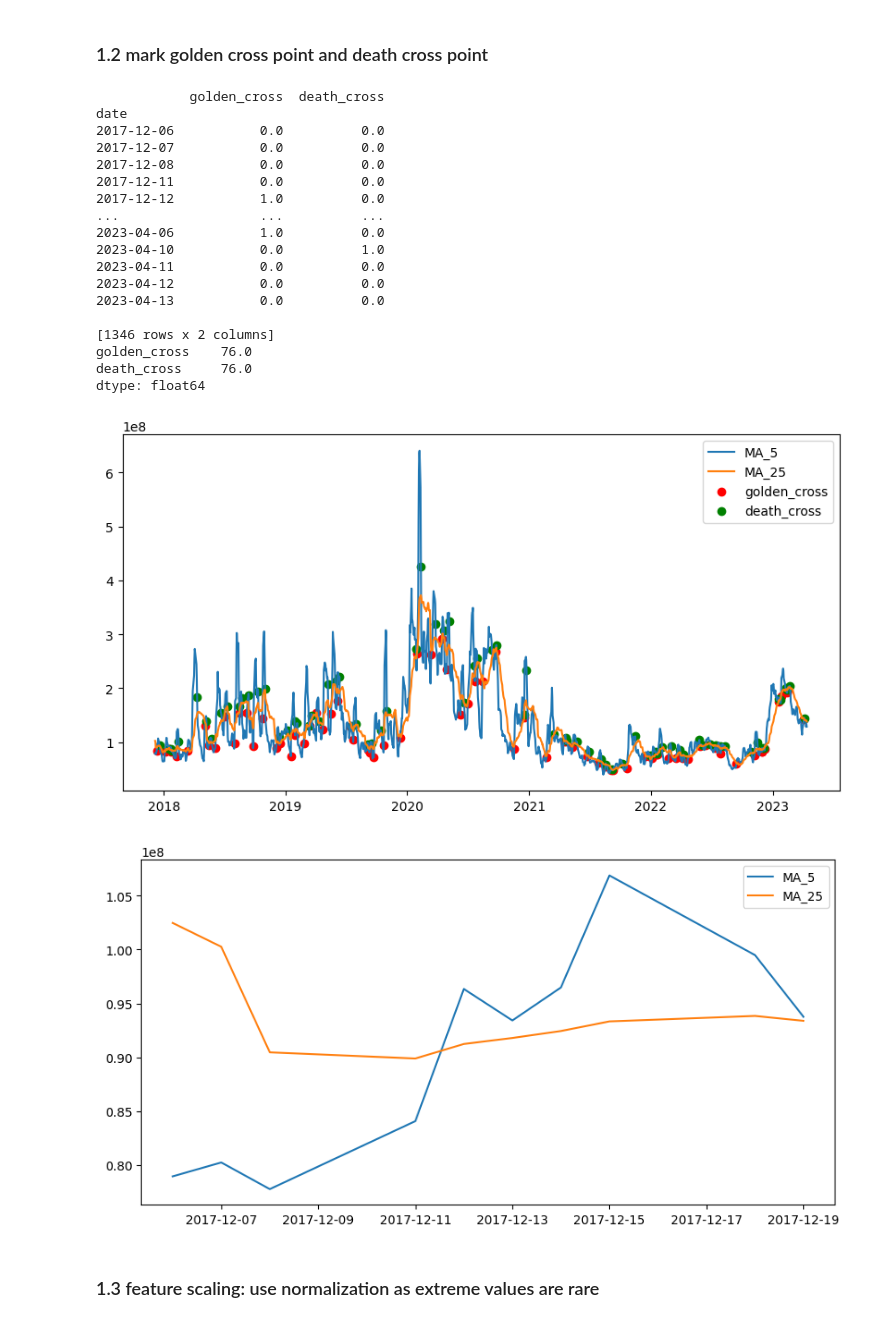
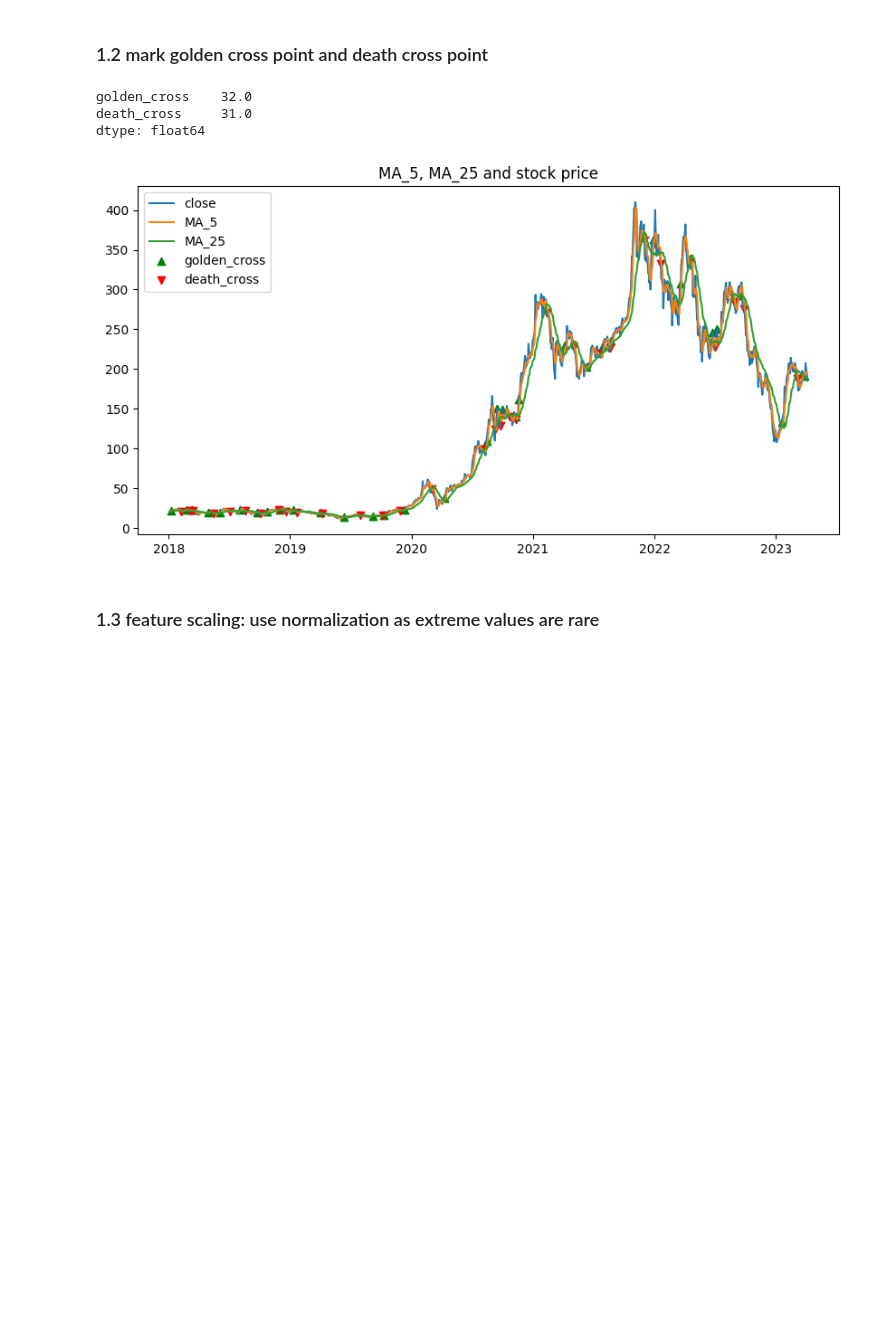
Before and after one commit to Gavin-OP/stat4012-group-project, a Jupyter notebook: code/STAT4012_group_project_code.ipynb, the cells around one changed output. Saved outputs shown, nothing was run; the diff lists cells and outputs as text; code cells hidden in the pictures; blank space fills up the shorter version.

Commit message:
update of MA5 MA25 golden cross and death cross

```diff
--- a/code/STAT4012_group_project_code.ipynb
+++ b/code/STAT4012_group_project_code.ipynb
@@ -38,56 +38,46 @@ plt.show()
 # %% [markdown]
 ### 1.2 mark golden cross point and death cross point
 # %%
+# calculate MA_5 and MA_25
+data['MA_5'] = data['close'].rolling(5).mean()
+data['MA_25'] = data['close'].rolling(25).mean()
 data['diff'] = np.sign(data["MA_5"] - data["MA_25"])
 data['signal'] = np.sign(data['diff'] - data['diff'].shift(1))
 data['golden_cross'] = data['signal'].map({1: 1, 0: 0, -1: 0})
 data['death_cross'] = data['signal'].map({-1: 1, 0: 0, 1: 0})
 data = data.drop(columns=['diff', 'signal']).dropna(how='any')
-print(data[['golden_cross', 'death_cross']])
 print(data[['golden_cross', 'death_cross']].sum())
 
-# plot MA_5 and MA_25 and make golden cross point to be red and death cross point to be green
+# plot MA_5 and MA_25 and stock price and golden cross and death cross as beautiful points, change a plot style
 plt.figure(figsize=(10, 5))
+plt.plot(data['close'], label='close')
 plt.plot(data['MA_5'], label='MA_5')
 plt.plot(data['MA_25'], label='MA_25')
 plt.scatter(data[data['golden_cross'] == 1].index,
-            data[data['golden_cross'] == 1]['MA_5'], c='r', label='golden_cross')
+            data[data['golden_cross'] == 1]['close'], label='golden_cross', marker='^', color='green')
 plt.scatter(data[data['death_cross'] == 1].index,
-            data[data['death_cross'] == 1]['MA_5'], c='g', label='death_cross')
+            data[data['death_cross'] == 1]['close'], label='death_cross', marker='v', color='red')
+plt.title('MA_5, MA_25 and stock price')
 plt.legend()
 plt.show()
 
-# plot MA_5 and MA_25 with golden cross point and death cross point for first 100 day
-plt.figure(figsize=(10, 5))
-plt.plot(data['MA_5'][:10], label='MA_5')
-plt.plot(data['MA_25'][:10], label='MA_25')
-plt.scatter(data[data['golden_cross'] == 1].index[:6],
-            data[data['golden_cross'] == 1]['MA_5'][:6], c='r', label='golden_cross')
-plt.scatter(data[data['death_cross'] == 1].index[:6],
-            data[data['death_cross'] == 1]['MA_5'][:6], c='g', label='death_cross')
-plt.legend()
-plt.show()
+# plot for first 100 days
+# plt.figure(figsize=(10, 5))
+# plt.plot(data['close'][:100], label='close')
+# plt.plot(data['MA_5'][:100], label='MA_5')
+# plt.plot(data['MA_25'][:100], label='MA_25')
+# plt.scatter(data[data['golden_cross'] == 1].index,
+#             data[data['golden_cross'] == 1]['close'], label='golden_cross', marker='^', color='green')
+# plt.scatter(data[data['death_cross'] == 1].index,
+#             data[data['death_cross'] == 1]['close'], label='death_cross', marker='v', color='red')
+# plt.title('MA_5, MA_25 and stock price for first 100 days')
+# plt.legend()
+# plt.show()
 # %% [output]
-            golden_cross  death_cross
-date
-2017-12-06           0.0          0.0
-2017-12-07           0.0          0.0
-2017-12-08           0.0          0.0
-2017-12-11           0.0          0.0
-2017-12-12           1.0          0.0
-...                  ...          ...
-2023-04-06           1.0          0.0
-2023-04-10           0.0          1.0
-2023-04-11           0.0          0.0
-2023-04-12           0.0          0.0
-2023-04-13           0.0          0.0
-
-[1346 rows x 2 columns]
-golden_cross    76.0
-death_cross     76.0
+golden_cross    32.0
+death_cross     31.0
 dtype: float64
-[figure, old version]
+[figure, new version]
-[figure, removed]
 # %% [markdown]
 ### 1.3 feature scaling: use normalization as extreme values are rare
 # %%
```
Also changed, not shown: parts of 16 cells of this notebook.
